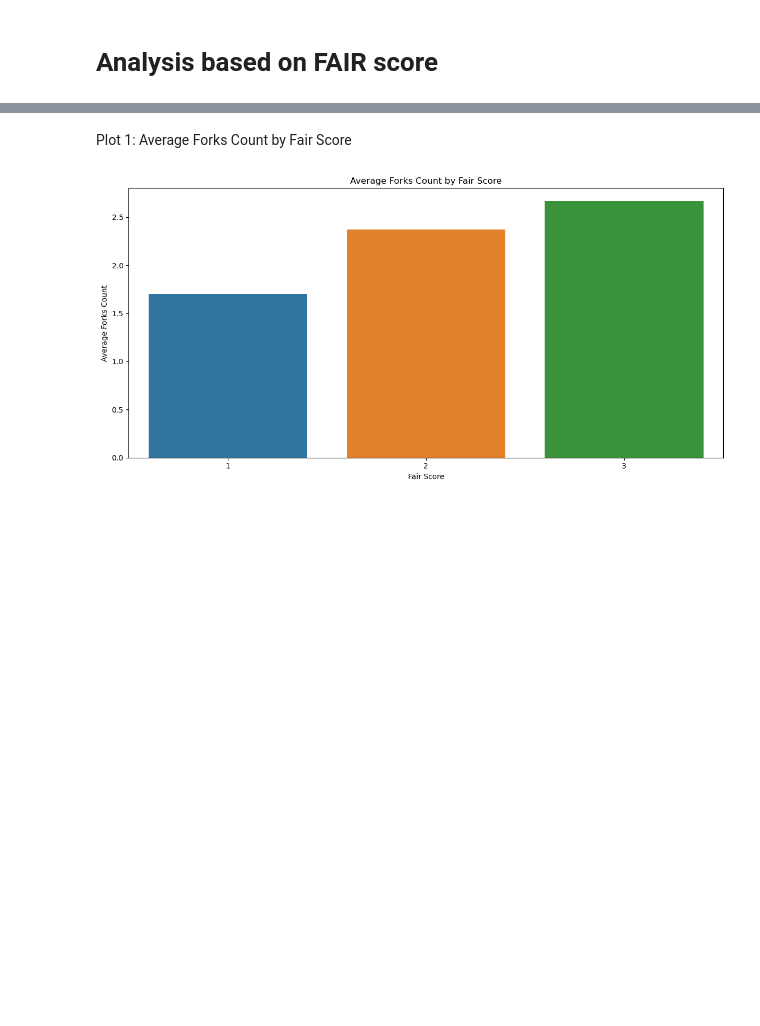
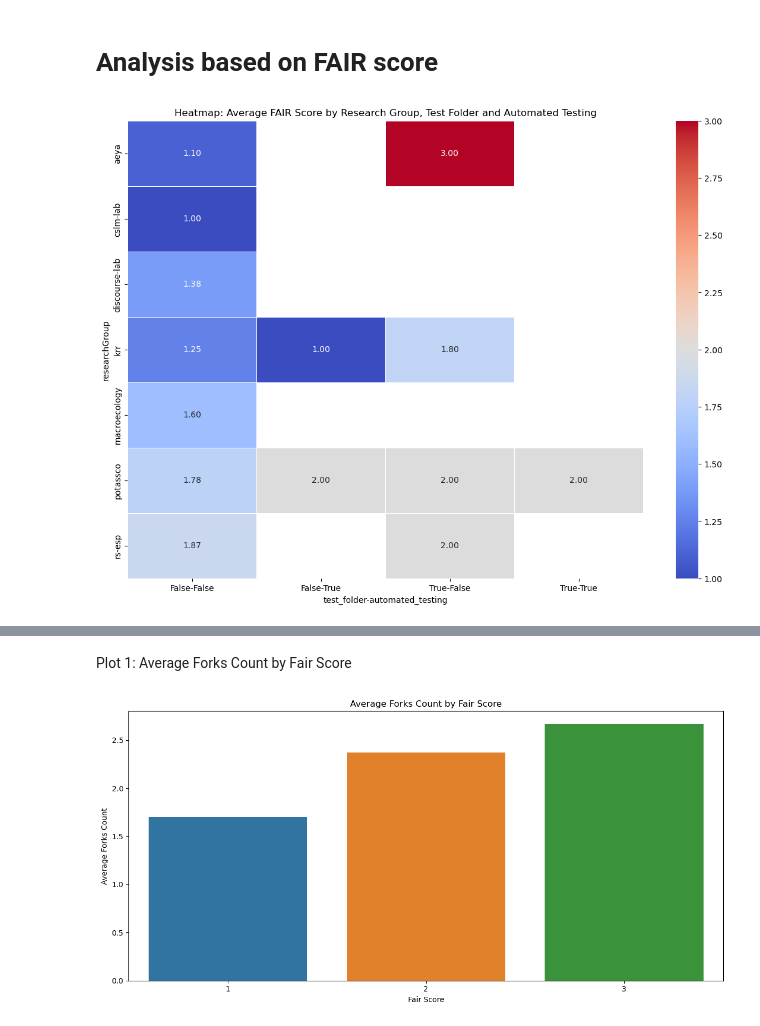
Before and after one commit to Software-Engineering-Group-UP/FAIR-test, a Jupyter notebook: Data_Collection/results/university_of_potsdam/analysis.ipynb, the cells around one changed output, grey strips where cells are left out. Drawn from its saved outputs; the diff is of its cells as text; code cells hidden in the pictures; blank space fills up the shorter version.

```diff
--- a/Data_Collection/results/university_of_potsdam/analysis.ipynb
+++ b/Data_Collection/results/university_of_potsdam/analysis.ipynb
@@ -230,0 +260,24 @@ df_grouped_with_fair_stats = df_filtered_with_fair_and_stats.groupby(['fair_scor
+# %%
+# Filter for University of Potsdam
+df_potsdam = df[df['organisation'] == 'university_of_potsdam']
+
+# Group the data based on 'test_folder' and 'automated_testing' and then calculate the average 'fair_score'
+grouped_fair_score = df_potsdam.groupby(['test_folder', 'automated_testing']).agg(
+    avg_fair_score=pd.NamedAgg(column='fair_score', aggfunc='mean'),
+    count=pd.NamedAgg(column='name', aggfunc='count')
+).reset_index()
+
+grouped_fair_score
+# Group the data based on 'researchGroup', 'test_folder', and 'automated_testing', and then calculate the average 'fair_score'
+grouped_fair_score_researchGroup = df_potsdam.groupby(['researchGroup', 'test_folder', 'automated_testing']).agg(
+    avg_fair_score=pd.NamedAgg(column='fair_score', aggfunc='mean'),
+    count=pd.NamedAgg(column='name', aggfunc='count')
+).reset_index()
+
+# Create a heatmap to visualize the average FAIR score with respect to researchGroup, test_folder, and automated_testing
+plt.figure(figsize=(14, 10))
+sns.heatmap(pd.pivot_table(grouped_fair_score_researchGroup, values='avg_fair_score', index=['researchGroup'], columns=['test_folder', 'automated_testing']), annot=True, cmap='coolwarm', fmt=".2f", linewidths=.5)
+plt.title('Heatmap: Average FAIR Score by Research Group, Test Folder and Automated Testing')
+plt.show()
+# %% [output]
+[figure, added]
```
Also changed, not shown: parts of 26 cells of this notebook, 6 other files.
